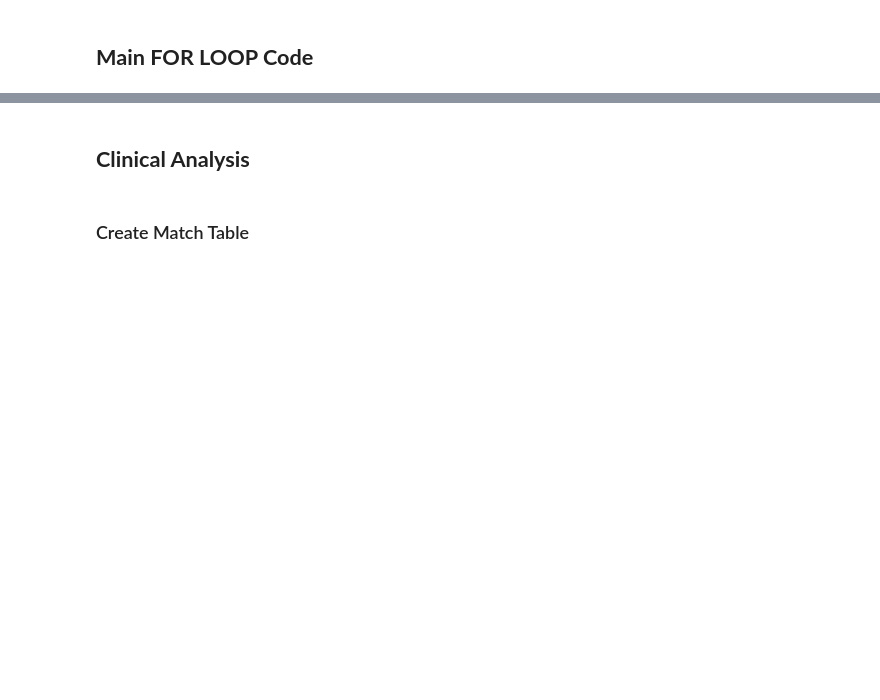
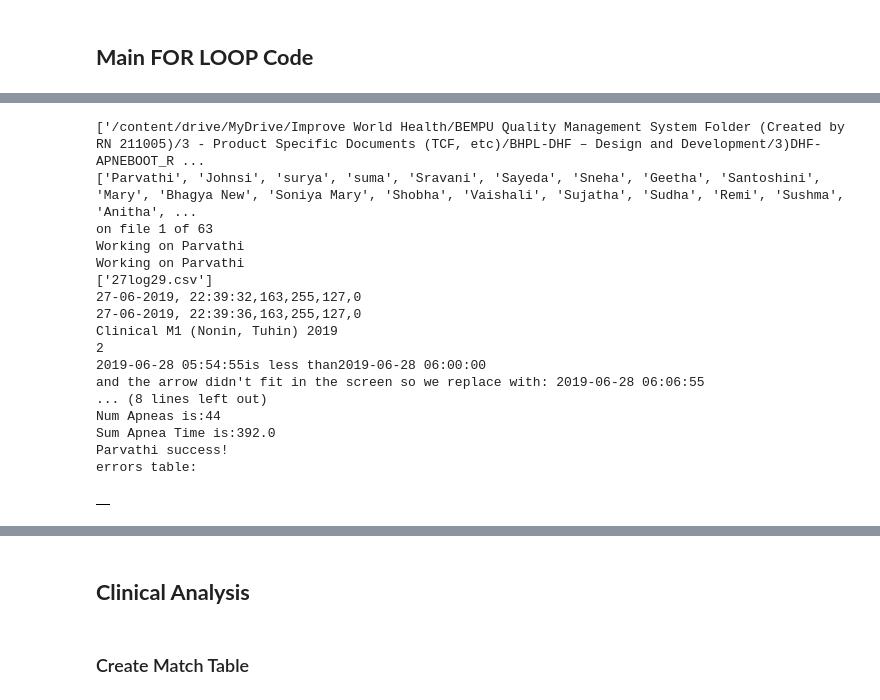
Before and after one commit to ratulbempu/ApneBoot-Clinical-Data-Analysis, a Jupyter notebook: 230301 - AB Clinical Data Analysis.ipynb, the cells around one changed output, grey strips where cells are left out. Cells and saved outputs as stored; diff of their text form; code cells hidden in the pictures; blank space fills up the shorter version.

Commit message:
Plots by Day only, ignore certain paths.

```diff
--- a/230301 - AB Clinical Data Analysis.ipynb
+++ b/230301 - AB Clinical Data Analysis.ipynb
@@ -1655,6 +1655,6 @@ time: 1.27 ms (started: 2023-03-24 05:54:51 +00:00)
 def createPlots (df_j):
     df_j.dtypes
     plotByDay (df_j)
-    plotByHour (df_j)
-    PlotApneaEventsGrid (df_j)
+    # plotByHour (df_j)
+    # PlotApneaEventsGrid (df_j)
 # %% [output]
@@ -1754,2 +1754,12 @@ time: 14.5 ms (started: 2023-03-24 05:54:51 +00:00)
 # %% [markdown]
 ## **Main FOR LOOP Code**
+# %%
+ignore_paths = [
+"ation/Clinical Validation/RCT ApneBoot/St. Johns Phase 1 Data/placebo/placebo/Baby of Anitha_/Anitha",
+"Report/Product Validation/Clinical Validation/RCT ApneBoot/St. Johns Phase 1 Data/placebo/Bhagya New",
+"dation/Clinical Validation/RCT ApneBoot/St.Johns Phase 2 Data( >june 30,2020)/Extracted data /Baby 1",
+"ion/Clinical Validation/RCT ApneBoot/St.Johns Phase 2 Data( >june 30,2020)/Intervention_Unclear data",
+"ion/Clinical Validation/RCT ApneBoot/St. Johns Phase 1 Data/placebo/placebo/Baby of Pavithra_placebo",
+" Validation/Clinical Validation/RCT ApneBoot/St. Johns Phase 1 Data/placebo/placebo/Baby of  Sujatha",
+"dation/Clinical Validation/RCT ApneBoot/St. Johns Phase 1 Data/placebo/placebo/Baby of Sushma/Sushma",
+]
@@ -1807,10 +1819,26 @@ def main_function ():
     i = 0;
     for path in paths:
         folder_name = folder_names[i]
+
         i += 1
         print ("on file " + str(i) + ' of ' + str(len(paths)))
+        print ("Working on " + folder_name)
+
+        # This code ignores the paths in the folder that are not worth analyzing - saves anaysis time.
+        short_path = path[-100:]
+        ignore = False;
+
+        for badpath in ignore_paths:
+            if short_path == badpath:
+                ignore = True
+
+        if ignore == True:
+            print ("Ignoring" + folder_name)
+            continue
+
+
         try:
-            print ("Working on " + folder_name)
+
 
             os.chdir(analysis_path)
             analysis_folder = "Analysis - " + folder_name
@@ -1863,31 +1891,49 @@ def main_function ():
             df_overall_clinical_summary = pd.concat([df_overall_clinical_summary, df_current_clinical_summary])
             os.chdir(analysis_path)
 
 
             #####
             df_current_clinical_summary_detailed = df_current_clinical_summary
             # df_current_clinical_summary_detailed["file_list"] = file_list
             df_current_clinical_summary_detailed["model"] = AB_Model;
             df_current_clinical_summary_detailed["data date-time"] = df_j["Data Date-Time"].iloc[0];
             df_overall_clinical_summary_detailed = pd.concat([df_overall_clinical_summary_detailed, df_current_clinical_summary_detailed])
 
             print (folder_name + " success!")
 
         except Exception as exc:
             print ("ERROR FOR " + folder_name + ":")
             filename, lineno, funcname, text = traceback.extract_tb(exc.__traceback__)[-1]
             print (exc)
             short_path = path[-100:]
             current_error = pd.DataFrame (data = {'short_path': [short_path], 'Folder Name':[folder_name], "Model": [AB_Model], 'Exception':[exc], "filename": [filename], "lineno": [lineno], "funcname": [funcname], "text": [text], 'data header': [header], 'settings header': [settings_header], 'numcommas':[number_of_commas]})
             errors = errors.append (current_error,ignore_index = True);
             os.chdir(analysis_path)
             errors.to_excel ("Error Summary.xlsx")
 
-        break
 
     df_overall_clinical_summary.to_excel ("Overall Clinical Summary.xlsx")
     df_overall_clinical_summary_detailed.to_excel ("Overall Clinical Summary - Detailed.xlsx")
     print ("errors table:")
     display (errors)
 
 main_function()
+# %% [output]
+['/content/drive/MyDrive/Improve World Health/BEMPU Quality Management System Folder (Created by RN 211005)/3 - Product Specific Documents (TCF, etc)/BHPL-DHF – Design and Development/3)DHF-APNEBOOT_R ...
+['Parvathi', 'Johnsi', 'surya', 'suma', 'Sravani', 'Sayeda', 'Sneha', 'Geetha', 'Santoshini', 'Mary', 'Bhagya New', 'Soniya Mary', 'Shobha', 'Vaishali', 'Sujatha', 'Sudha', 'Remi', 'Sushma', 'Anitha', ...
+on file 1 of 63
+Working on Parvathi
+Working on Parvathi
+['27log29.csv']
+27-06-2019, 22:39:32,163,255,127,0
+27-06-2019, 22:39:36,163,255,127,0
+Clinical M1 (Nonin, Tuhin) 2019
+2
+2019-06-28 05:54:55is less than2019-06-28 06:00:00
+and the arrow didn't fit in the screen so we replace with: 2019-06-28 06:06:55
+... (8 lines left out)
+Num Apneas is:44
+Sum Apnea Time is:392.0
+Parvathi success!
+errors table:
+|  |
```
Also changed, not shown: parts of 39 cells of this notebook.
